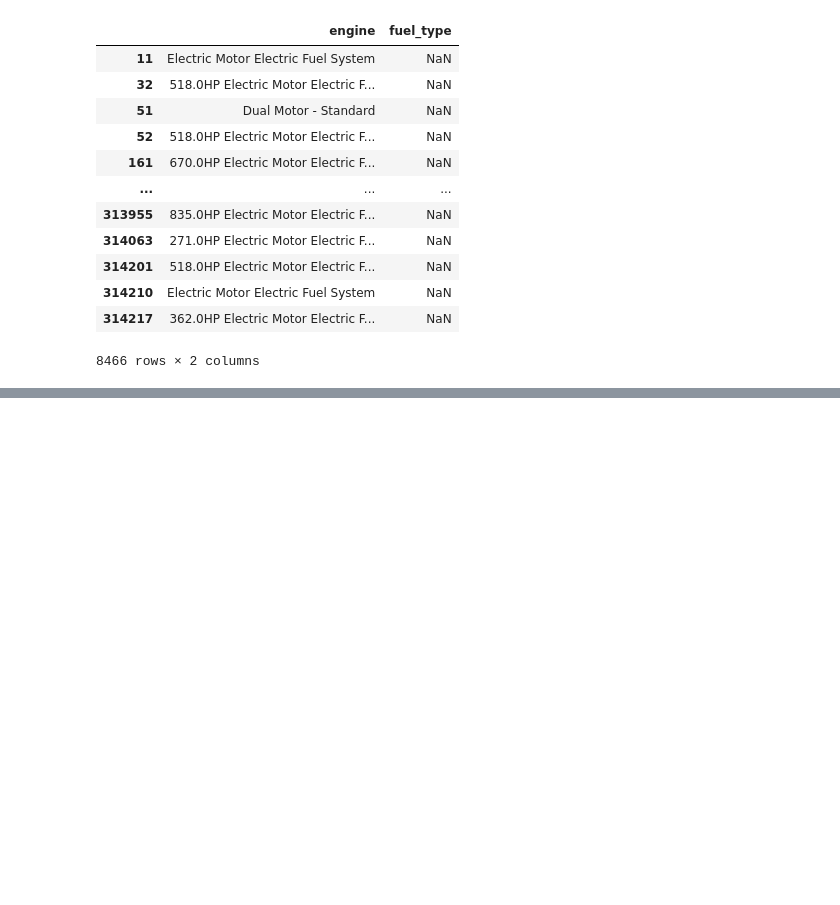
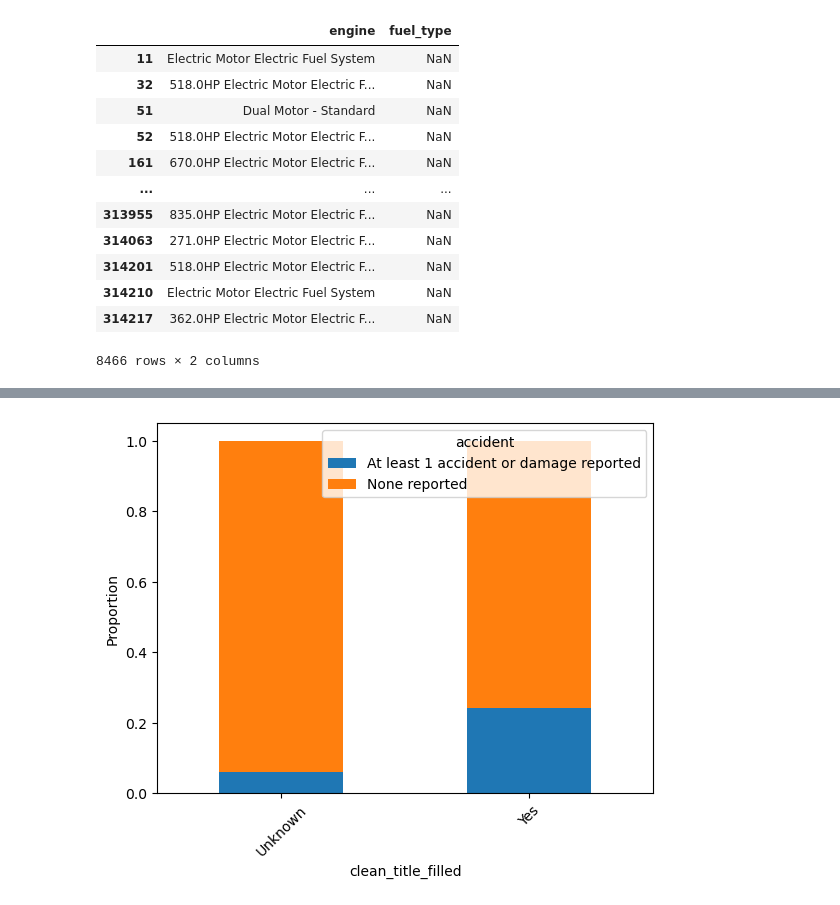
Before and after one commit to mkdsps/vezba_kaggle, a Jupyter notebook: prices.ipynb, the cells around one changed output, grey strips where cells are left out. Cells and saved outputs as stored; diff of their text form; code cells hidden in the pictures; blank space fills up the shorter version.

```diff
--- a/prices.ipynb
+++ b/prices.ipynb
@@ -41,0 +184,15 @@ data_engine_electric
+# %%
+data['clean_title_filled'] = data['clean_title'].fillna('Unknown')
+# %%
+prop = pd.crosstab(
+    data['clean_title_filled'],
+    data['accident'],
+    normalize='index'
+)
+
+prop.plot(kind='bar', stacked=True)
+plt.ylabel('Proportion')
+plt.xticks(rotation=45)
+plt.show()
+# %% [output]
+[figure, added]
```
Also changed, not shown: parts of 24 cells of this notebook.
